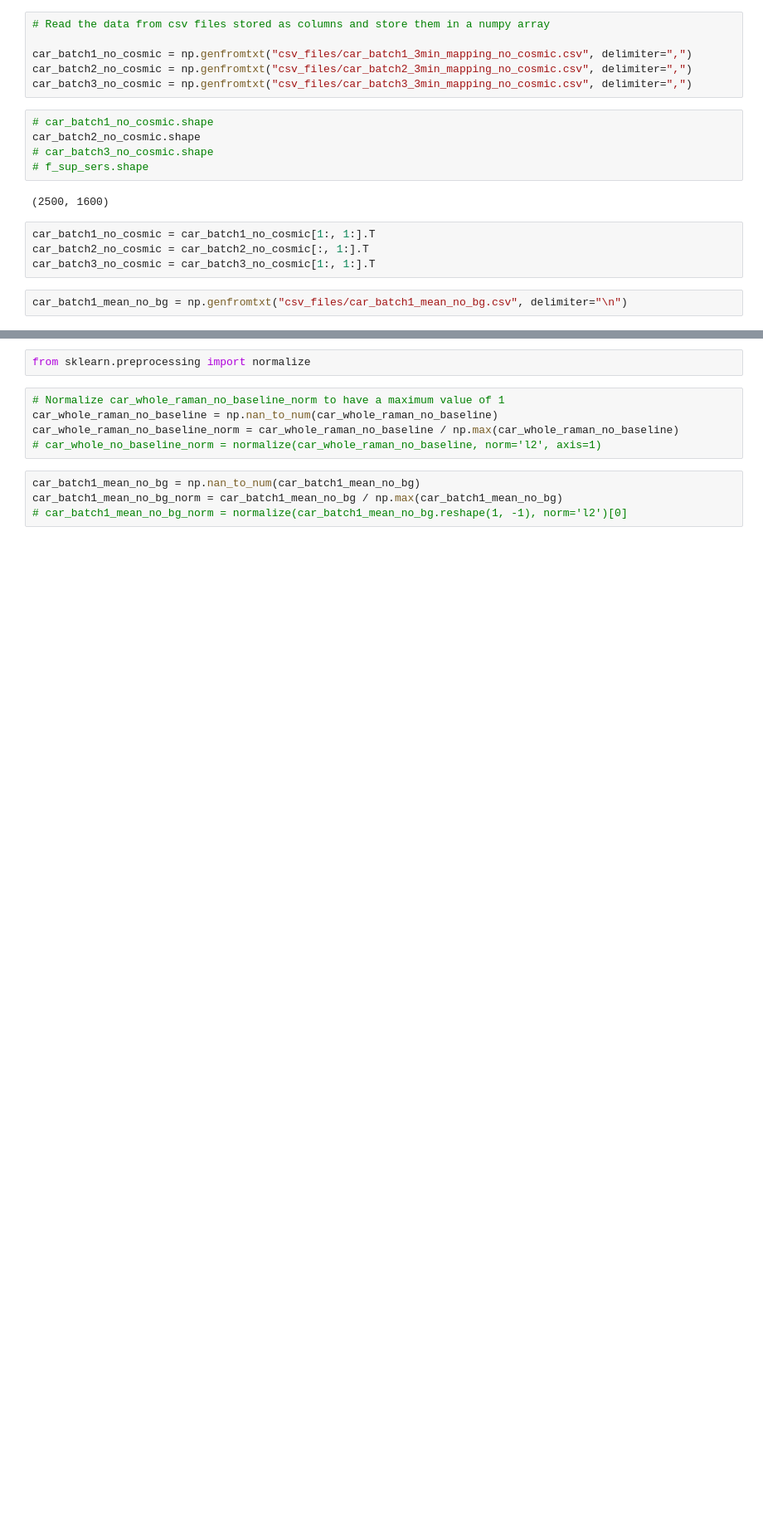
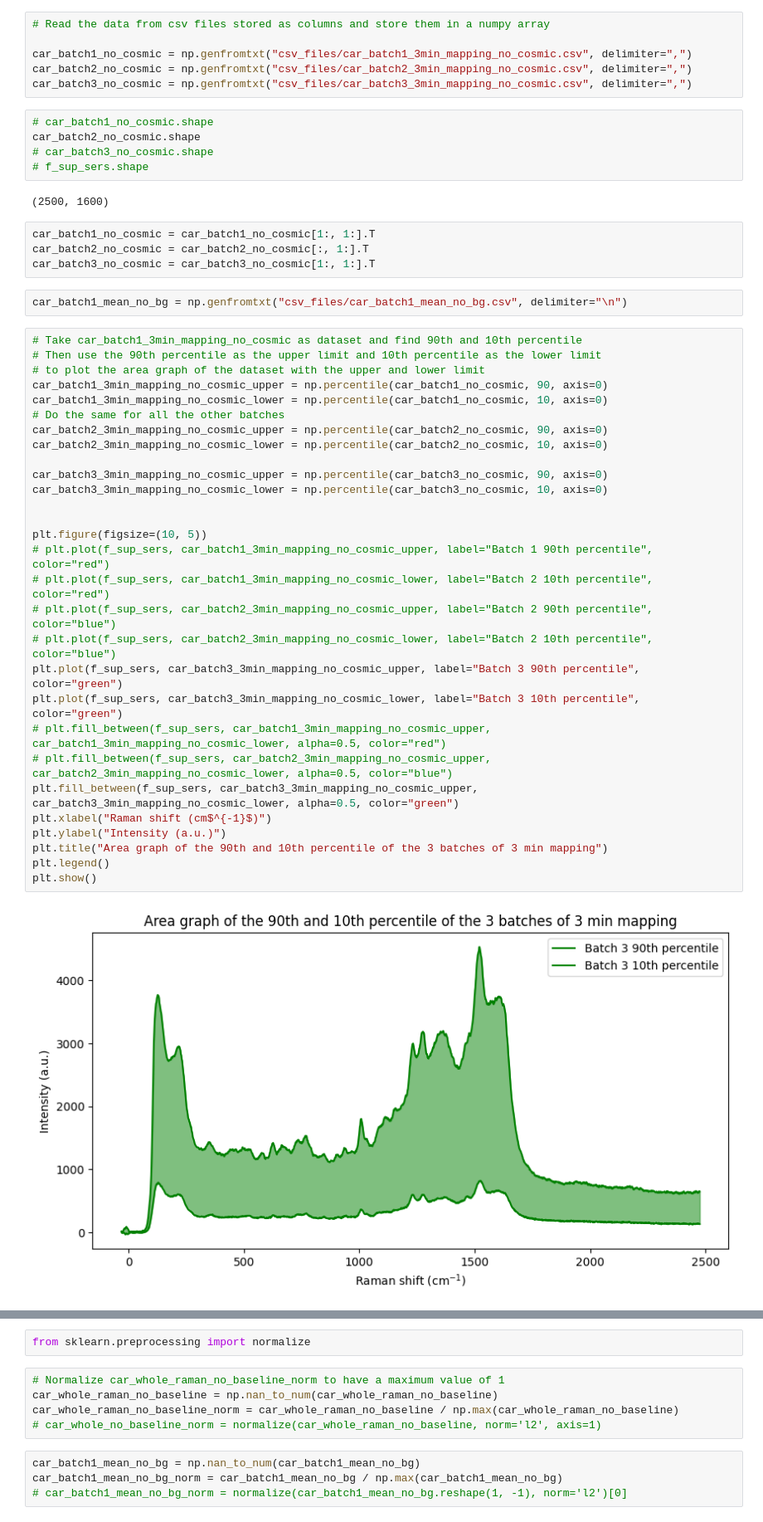
Before and after one commit to anva-kn/Raman, a Jupyter notebook: Raman&SERS.ipynb, the cells around one changed output, grey strips where cells are left out. Shown at 83% size. Drawn from its saved outputs; the diff is of its cells as text; blank space fills up the shorter version.

Commit message:
more data export for publication. exported SERS vs Raman data and Variation within SERS batch

```diff
--- a/Raman&SERS.ipynb
+++ b/Raman&SERS.ipynb
@@ -303,3 +307,34 @@ car_batch2_no_cosmic = car_batch2_no_cosmic[:, 1:].T
 car_batch3_no_cosmic = car_batch3_no_cosmic[1:, 1:].T
 # %%
 car_batch1_mean_no_bg = np.genfromtxt("csv_files/car_batch1_mean_no_bg.csv", delimiter="\n")
+# %%
+# Take car_batch1_3min_mapping_no_cosmic as dataset and find 90th and 10th percentile
+# Then use the 90th percentile as the upper limit and 10th percentile as the lower limit
+# to plot the area graph of the dataset with the upper and lower limit
+car_batch1_3min_mapping_no_cosmic_upper = np.percentile(car_batch1_no_cosmic, 90, axis=0)
+car_batch1_3min_mapping_no_cosmic_lower = np.percentile(car_batch1_no_cosmic, 10, axis=0)
+# Do the same for all the other batches
+car_batch2_3min_mapping_no_cosmic_upper = np.percentile(car_batch2_no_cosmic, 90, axis=0)
+car_batch2_3min_mapping_no_cosmic_lower = np.percentile(car_batch2_no_cosmic, 10, axis=0)
+
+car_batch3_3min_mapping_no_cosmic_upper = np.percentile(car_batch3_no_cosmic, 90, axis=0)
+car_batch3_3min_mapping_no_cosmic_lower = np.percentile(car_batch3_no_cosmic, 10, axis=0)
+
+
+plt.figure(figsize=(10, 5))
+# plt.plot(f_sup_sers, car_batch1_3min_mapping_no_cosmic_upper, label="Batch 1 90th percentile", color="red")
+# plt.plot(f_sup_sers, car_batch1_3min_mapping_no_cosmic_lower, label="Batch 2 10th percentile", color="red")
+# plt.plot(f_sup_sers, car_batch2_3min_mapping_no_cosmic_upper, label="Batch 2 90th percentile", color="blue")
+# plt.plot(f_sup_sers, car_batch2_3min_mapping_no_cosmic_lower, label="Batch 2 10th percentile", color="blue")
+plt.plot(f_sup_sers, car_batch3_3min_mapping_no_cosmic_upper, label="Batch 3 90th percentile", color="green")
+plt.plot(f_sup_sers, car_batch3_3min_mapping_no_cosmic_lower, label="Batch 3 10th percentile", color="green")
+# plt.fill_between(f_sup_sers, car_batch1_3min_mapping_no_cosmic_upper, car_batch1_3min_mapping_no_cosmic_lower, alpha=0.5, color="red")
+# plt.fill_between(f_sup_sers, car_batch2_3min_mapping_no_cosmic_upper, car_batch2_3min_mapping_no_cosmic_lower, alpha=0.5, color="blue")
+plt.fill_between(f_sup_sers, car_batch3_3min_mapping_no_cosmic_upper, car_batch3_3min_mapping_no_cosmic_lower, alpha=0.5, color="green")
+plt.xlabel("Raman shift (cm$^{-1}$)")
+plt.ylabel("Intensity (a.u.)")
+plt.title("Area graph of the 90th and 10th percentile of the 3 batches of 3 min mapping")
+plt.legend()
+plt.show()
+# %% [output]
+[figure, added]
```
Also changed, not shown: parts of 20 cells of this notebook, 1 other file.
